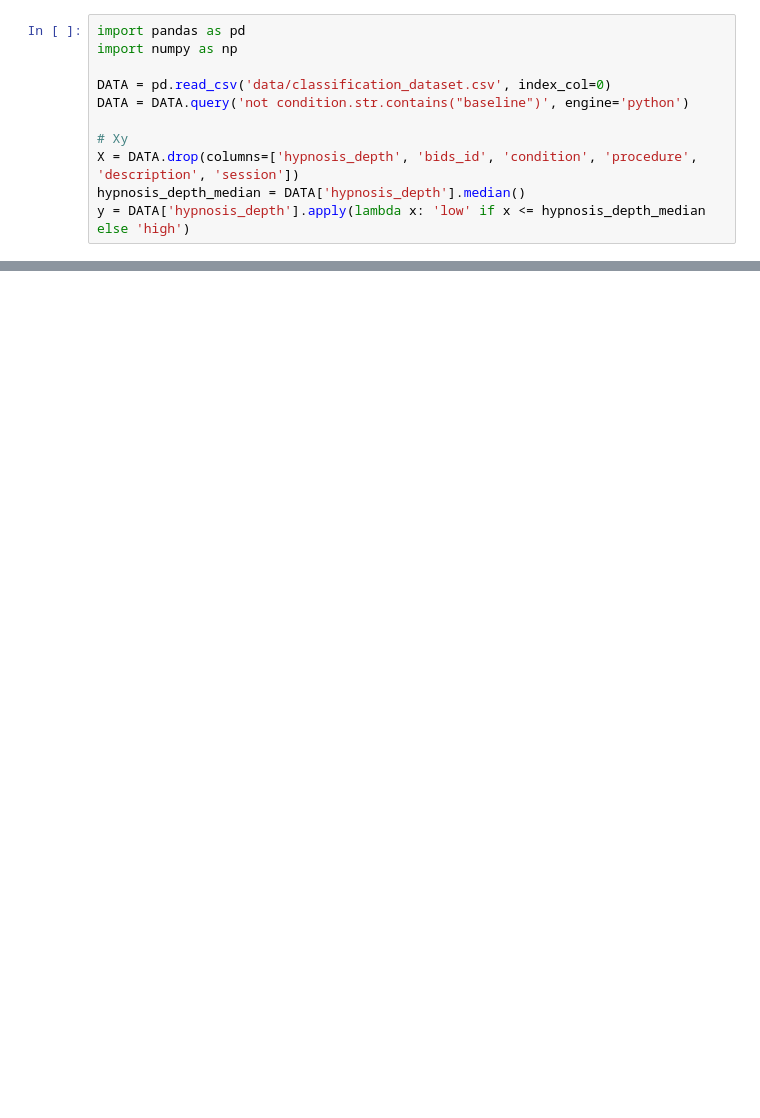
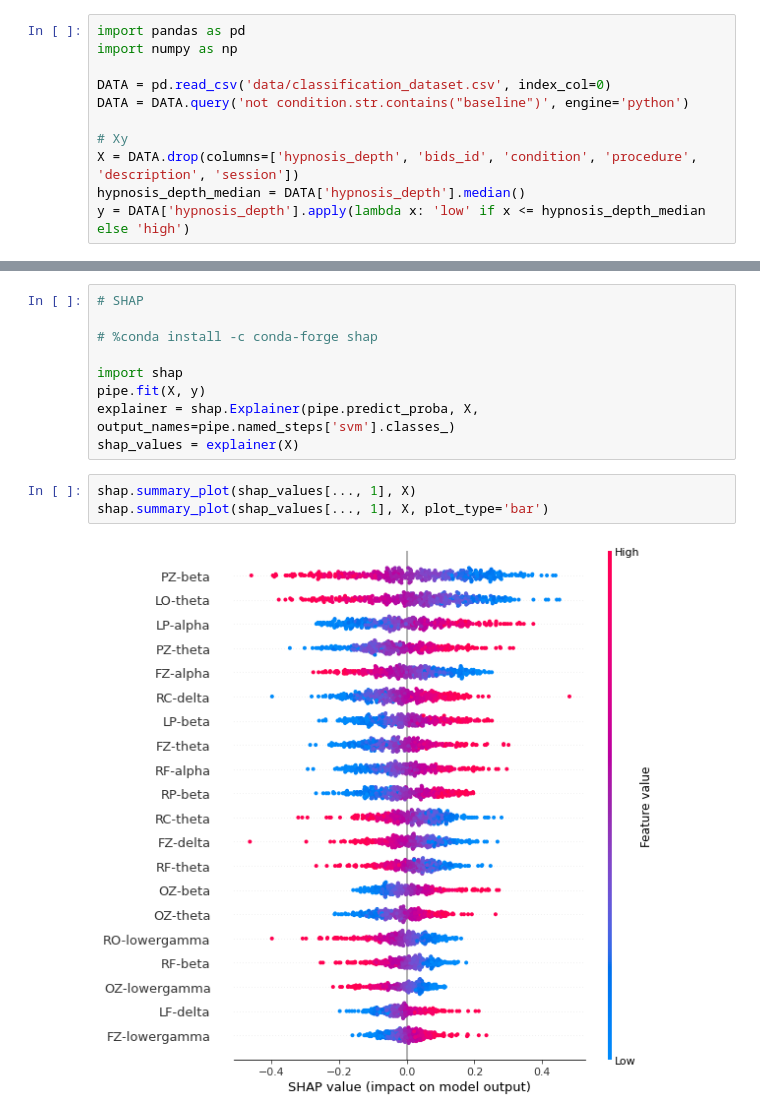
Before and after one commit to sycomix/SuggNet, a Jupyter notebook: notebooks/classification/2 PSD Classification.ipynb, the cells around one changed output, grey strips where cells are left out. Drawn from its saved outputs; the diff is of its cells as text; blank space fills up the shorter version.

Commit message:
Explain the model with SHAP values

```diff
--- a/notebooks/classification/2 PSD Classification.ipynb
+++ b/notebooks/classification/2 PSD Classification.ipynb
@@ -106,0 +136,14 @@ plt.show()
+# %%
+# SHAP
+
+# %conda install -c conda-forge shap
+
+import shap
+pipe.fit(X, y)
+explainer = shap.Explainer(pipe.predict_proba, X, output_names=pipe.named_steps['svm'].classes_)
+shap_values = explainer(X)
+# %%
+shap.summary_plot(shap_values[..., 1], X)
+shap.summary_plot(shap_values[..., 1], X, plot_type='bar')
+# %% [output]
+[figure, added]
```
Also changed, not shown: parts of 12 cells of this notebook.
